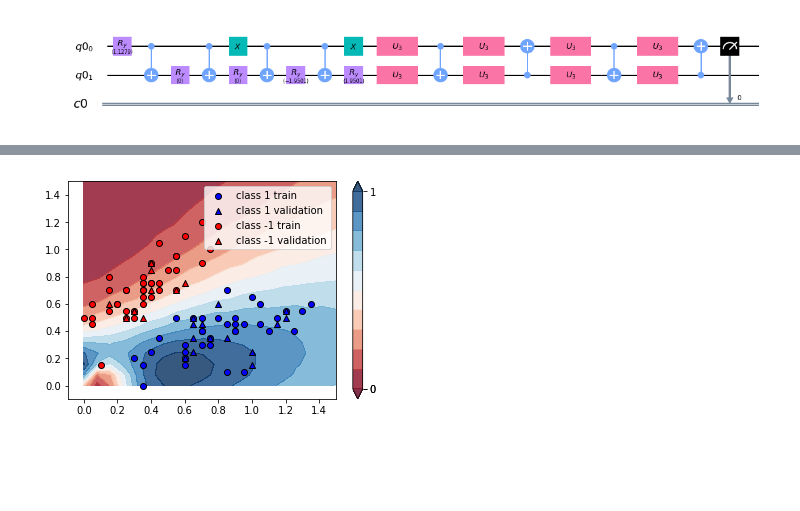
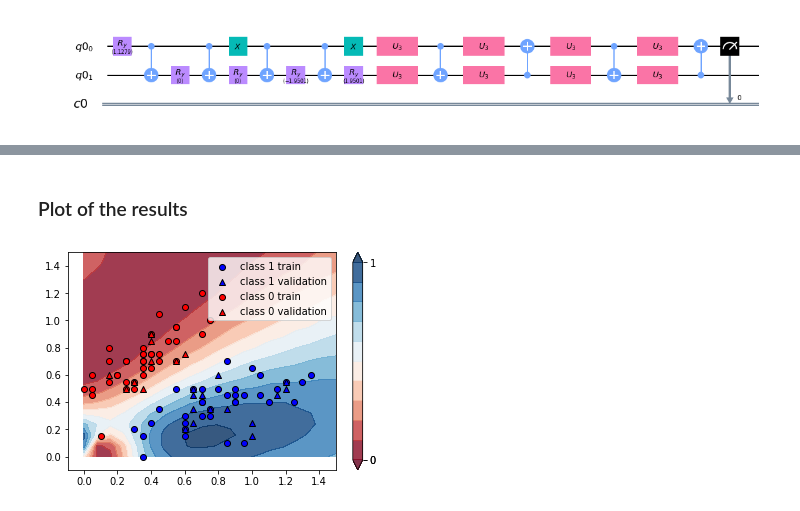
Before and after one commit to Slimane33/QuantumClassifier, a Jupyter notebook: Quantum_Classifier.ipynb, the cells around one changed output, grey strips where cells are left out. Cells and saved outputs as stored; diff of their text form; code cells hidden in the pictures; blank space fills up the shorter version.

```diff
--- a/Quantum_Classifier.ipynb
+++ b/Quantum_Classifier.ipynb
@@ -142,3 +154,11 @@ def statepreparation(a, circuit, target):
     circuit.x(target[0])
 
     return circuit
+
+x = X_norm[0]
+ang = get_angles(x)
+q       = QuantumRegister(2)
+c       = ClassicalRegister(1)
+circuit = QuantumCircuit(q,c)
+circuit = statepreparation(ang, circuit, [0,1])
+circuit.draw(output='mpl')
@@ -384,7 +448,7 @@ bias = bias_init
 v = np.zeros_like(var)
 v_bias = 0
 
-for it in range(20):
+for it in range(15):
 
     # Update the weights by one optimizer step
     batch_index = np.random.randint(0, num_train, (batch_size,))
@@ -416,7 +480,7 @@ for it in range(20):
     acc_val = accuracy(Y_val, predictions_val)
 
     print(
-        "Iter: {:5d} | Cost: {:0.7f} | Acc train: {:0.7f} | Acc validation: {:0.7f} "
+        "Iter: {:5d} | Loss: {:0.7f} | Acc train: {:0.7f} | Acc validation: {:0.7f} "
         "".format(it + 1, cost(var, features, Y), acc_train, acc_val)
     )
 # %% [output]
@@ -465,3 +502,5 @@ var_pen = np.array([[[-1.70008964e-02, -2.84443569e-01,  5.92116445e-03],
+# %% [markdown]
+### Plot of the results
 # %%
 plt.figure()
 cm = plt.cm.RdBu
@@ -494,33 +533,33 @@ plt.scatter(
     marker="o",
     edgecolors="k",
     label="class 1 train",
 )
 plt.scatter(
     X_val[:, 0][Y_val == 1],
     X_val[:, 1][Y_val == 1],
     c="b",
     marker="^",
     edgecolors="k",
     label="class 1 validation",
 )
 plt.scatter(
     X_train[:, 0][Y_train == 0],
     X_train[:, 1][Y_train == 0],
     c="r",
     marker="o",
     edgecolors="k",
-    label="class -1 train",
+    label="class 0 train",
 )
 plt.scatter(
     X_val[:, 0][Y_val == 0],
     X_val[:, 1][Y_val == 0],
     c="r",
     marker="^",
     edgecolors="k",
-    label="class -1 validation",
+    label="class 0 validation",
 )
 
 plt.legend()
 plt.show()
 # %% [output]
-[figure, old version]
+[figure, new version]
```
Also changed, not shown: parts of 24 cells of this notebook, 1 other file.
